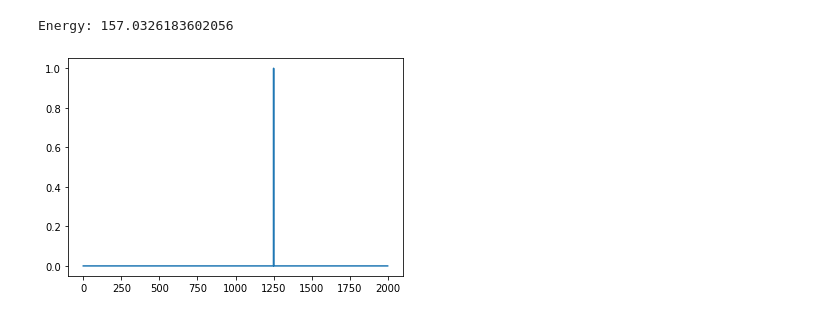
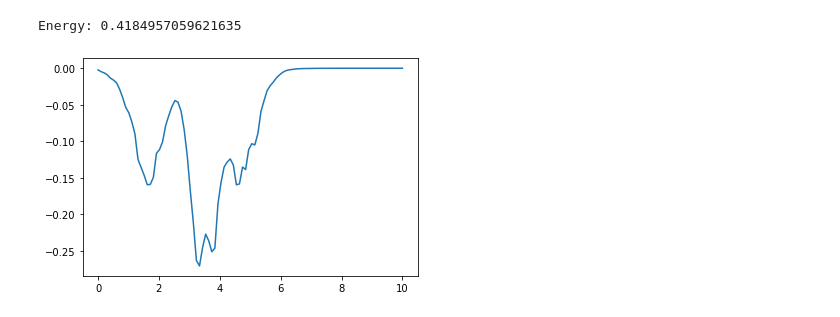
Before and after one commit to dylanh05/pyDFT, a Jupyter notebook: 1DDFT.ipynb, the cells around one changed output. Cells and saved outputs as stored; diff of their text form; code cells hidden in the pictures.

```diff
--- a/1DDFT.ipynb
+++ b/1DDFT.ipynb
@@ -91,6 +88,6 @@ class DFT:
         plt.show()
 # %%
-x = np.linspace(-50, 50, 2000)
-print("1D Space:")
-print(x)
+space = np.linspace(0, 10, 100)
+print("1D DFT Space: ")
+print(space)
 # %% [output]
@@ -107,0 +112,4 @@ Function:
+# %%
+x = np.random.rand(100)
+print("DFT Grid: ")
+print(x)
@@ -108,10 +135,10 @@ Function:
 # %%
-State = DFT(x, y, "harmonic")
-first_derivs, second_derivs = State.compute_derivs()
+State = DFT(space, x, "harmonic")
+first_derivs, second_derivs = State.compute_derivs(x)
 # %%
 epsilon_n, psi_gn = State.compute_Kohm_Sham_states()
 # %%
-State.plot_wavefuction(epsilon_n, psi_gn, 500)
+State.plot_wavefuction(epsilon_n, psi_gn, 0)
 # %% [output]
-Energy: 157.0326183602056
+Energy: 0.4184957059621635
-[figure, old version]
+[figure, new version]
```
Also changed, not shown: parts of 9 cells of this notebook.
